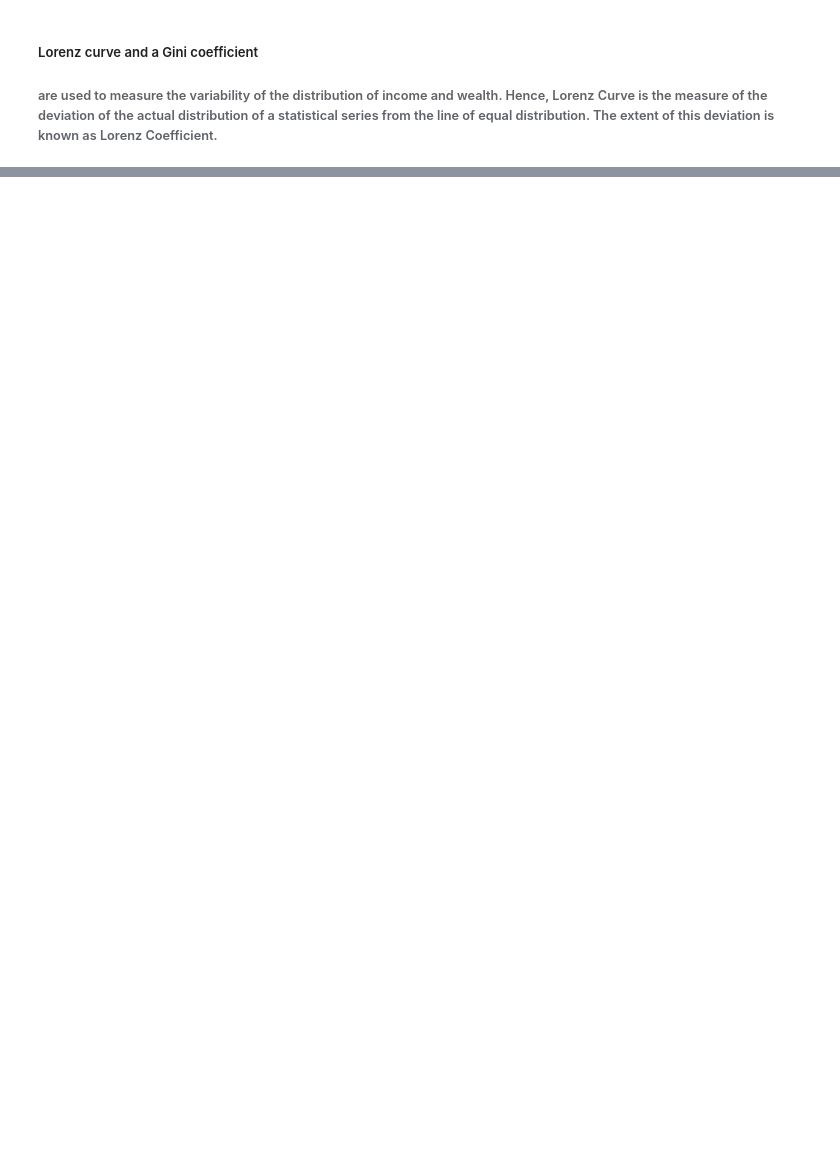
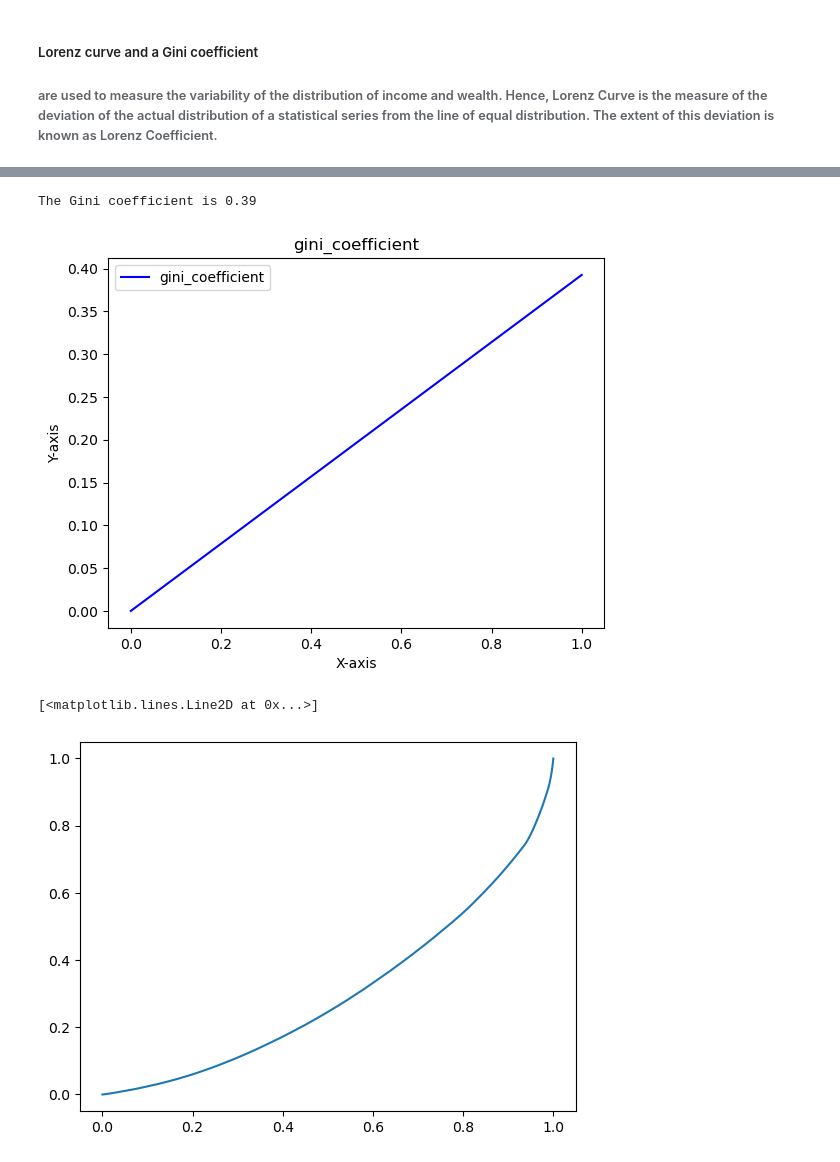
Before and after one commit to lakelure2020/OpenClassroom, a Jupyter notebook: Exploratory_Data_Analysis_with_Python.ipynb, the cells around one changed output, grey strips where cells are left out. Drawn from its saved outputs; the diff is of its cells as text; code cells hidden in the pictures; blank space fills up the shorter version.

Commit message:
add graphs and gini coeficient

```diff
--- a/Exploratory_Data_Analysis_with_Python.ipynb
+++ b/Exploratory_Data_Analysis_with_Python.ipynb
@@ -108,7 +163,7 @@ sex          0
 birth        0
 dtype: int64
 # %%
-df = d.merge(customers, left_on = 'client_id', right_on ='client_id')
+df = d1.merge(customers, left_on = 'client_id', right_on ='client_id')
 print(df)
 # %% [output]
        id_prod                        date session_id client_id  price  categ  \
@@ -174,3 +220,6 @@ print(df2)
 # %% [markdown]
 ##### Lorenz curve and a Gini coefficient
 ###### are used to measure the variability of the distribution of income and wealth. Hence, Lorenz Curve is the measure of the deviation of the actual distribution of a statistical series from the line of equal distribution. The extent of this deviation is known as Lorenz Coefficient.
+# %%
+df = df.sort_values(by=['price'])
+print(df2)
@@ -176,0 +244,4 @@ print(df2)
+# %%
+##Calculate the cumulative sum of the sorted data and divide it by the total sum of the data
+df['cumulative_perc'] = df['price'].cumsum() / df['price'].sum()
+print(df)
@@ -176,0 +266,35 @@ print(df2)
+# %%
+##Calculate the Gini coefficient
+area_under_curve = df['cumulative_perc'].sum() / len(df)
+area_between_curve_and_diagonal = 0.5 - area_under_curve
+gini_coefficient = area_between_curve_and_diagonal / 0.5
+print(f'The Gini coefficient is {gini_coefficient:.2f}')
+# %% [output]
+The Gini coefficient is 0.39
+# %%
+# Generate x values
+x = np.linspace(0, 1, 10)
+
+# Define the line equation with the desired gini_coefficient
+y = gini_coefficient * x
+
+# Plot the line
+##plt.plot(x, y, label='Line with Coefficient 0.39', color='blue')
+
+plt.plot(x, y, label='gini_coefficient', color='blue')
+
+# Add labels and legend
+plt.title('gini_coefficient')
+plt.xlabel('X-axis')
+plt.ylabel('Y-axis')
+plt.legend()
+
+# Show the plot
+plt.show()
+
+##Calculate the Lorenz curve
+plt.plot(np.linspace(0, 1, len(df)), df['cumulative_perc'].values)
+# %% [output]
+[figure, added]
+[<matplotlib.lines.Line2D at 0x...>]
+[figure, added]
```
Also changed, not shown: parts of 14 cells of this notebook.
